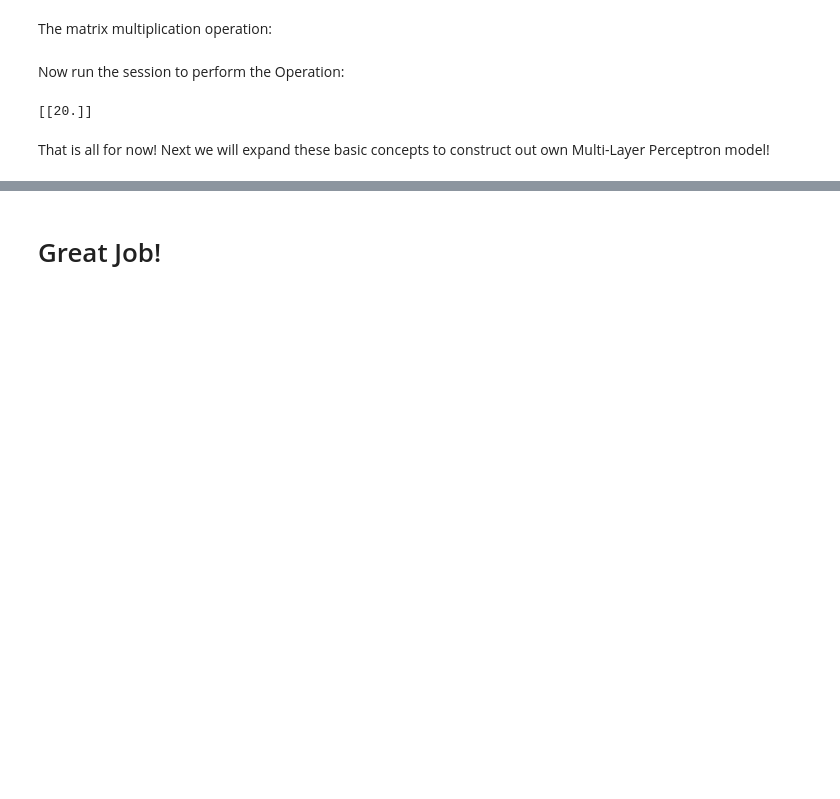
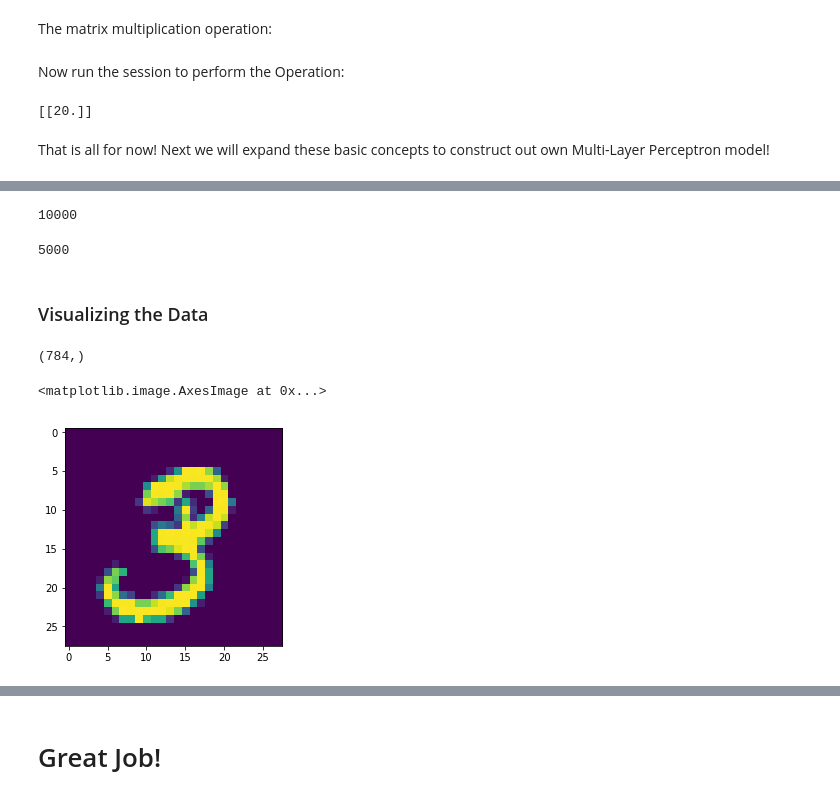
Before and after one commit to sparkm/mlpt, a Jupyter notebook: 22-Deep Learning/01-Tensorflow Basics.ipynb, the cells around one changed output, grey strips where cells are left out. Cells and saved outputs as stored; diff of their text form; code cells hidden in the pictures; blank space fills up the shorter version.

```diff
--- a/22-Deep Learning/01-Tensorflow Basics.ipynb
+++ b/22-Deep Learning/01-Tensorflow Basics.ipynb
@@ -158,0 +165,2 @@ That is all for now! Next we will expand these basic concepts to construct out o
+# %%
+mnist = input_data.read_data_sets("MNIST_data/",one_hot=True)
@@ -158,0 +195,10 @@ That is all for now! Next we will expand these basic concepts to construct out o
+# %%
+mnist.test.num_examples
+# %% [output]
+10000
+# %%
+mnist.validation.num_examples
+# %% [output]
+5000
+# %% [markdown]
+### Visualizing the Data
@@ -158,0 +208,9 @@ That is all for now! Next we will expand these basic concepts to construct out o
+# %%
+mnist.train.images[1].shape
+# %% [output]
+(784,)
+# %%
+plt.imshow(mnist.train.images[1].reshape(28,28))
+# %% [output]
+<matplotlib.image.AxesImage at 0x...>
+[figure, added]
```
Also changed, not shown: parts of 60 cells of this notebook, 2 other files.
